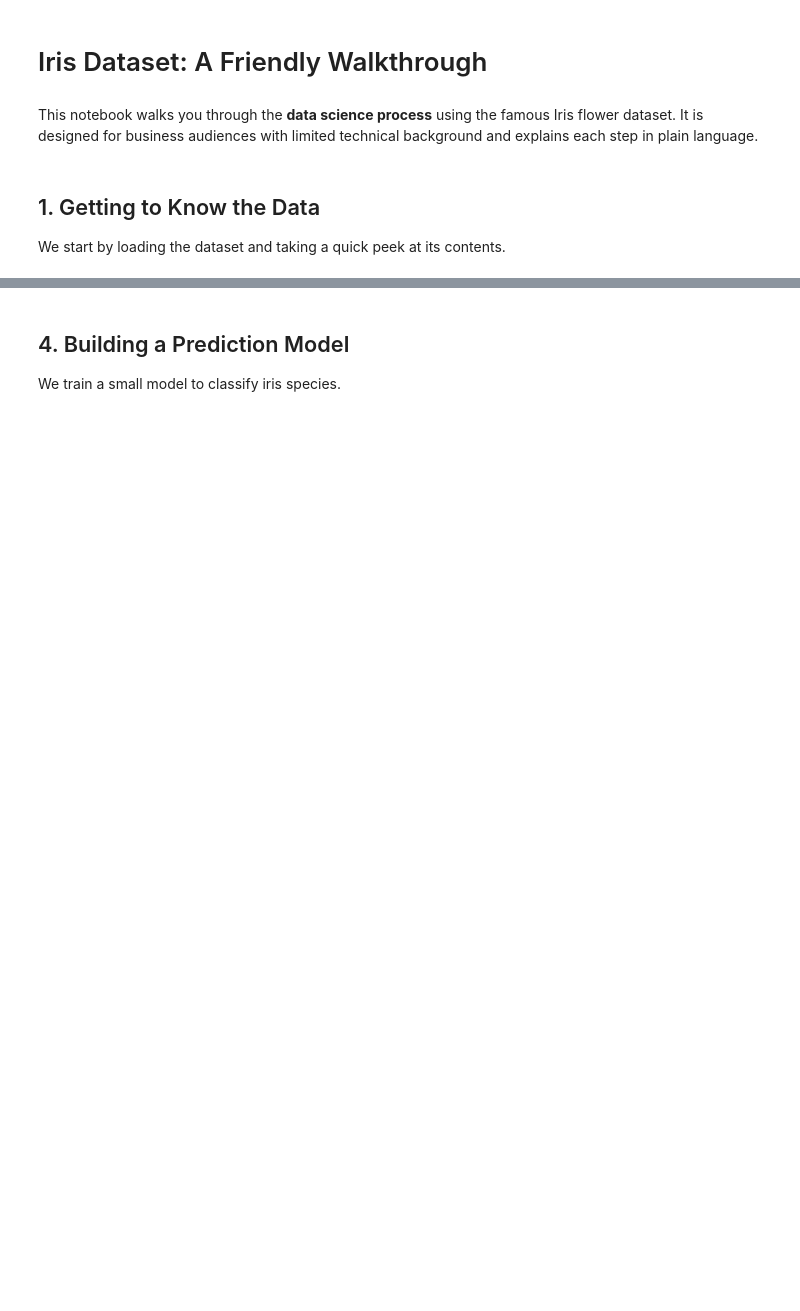
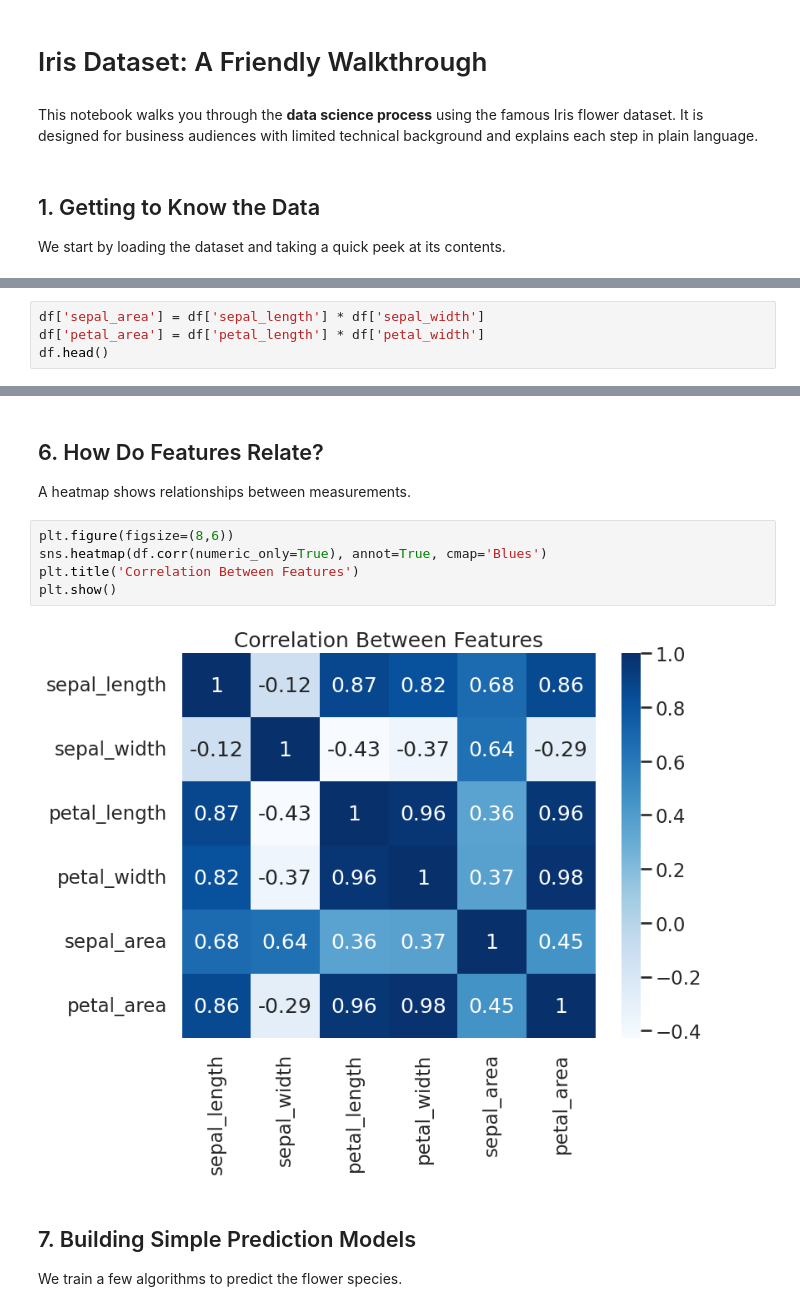
Before and after one commit to NeuralForestViz/iris-dataset-analysis, a Jupyter notebook: Iris_Data_Analysis.ipynb, the cells around one changed output, grey strips where cells are left out. Cells and saved outputs as stored; diff of their text form; blank space fills up the shorter version.

```diff
--- a/Iris_Data_Analysis.ipynb
+++ b/Iris_Data_Analysis.ipynb
@@ -29,0 +72,4 @@ plt.show()
+# %%
+df['sepal_area'] = df['sepal_length'] * df['sepal_width']
+df['petal_area'] = df['petal_length'] * df['petal_width']
+df.head()
@@ -30,4 +83,14 @@ plt.show()
+# %% [markdown]
+## 6. How Do Features Relate?
+A heatmap shows relationships between measurements.
+# %%
+plt.figure(figsize=(8,6))
+sns.heatmap(df.corr(numeric_only=True), annot=True, cmap='Blues')
+plt.title('Correlation Between Features')
+plt.show()
+# %% [output]
+[figure, added]
 # %% [markdown]
-## 4. Building a Prediction Model
-We train a small model to classify iris species.
+## 7. Building Simple Prediction Models
+We train a few algorithms to predict the flower species.
 # %%
```
Also changed, not shown: parts of 17 cells of this notebook, 1 other file.
